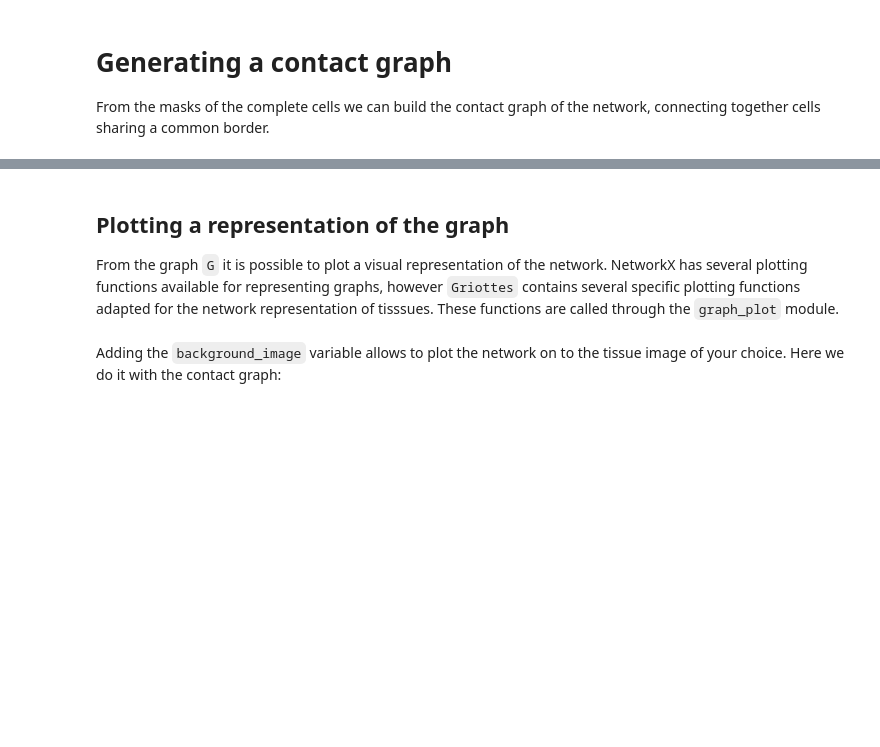
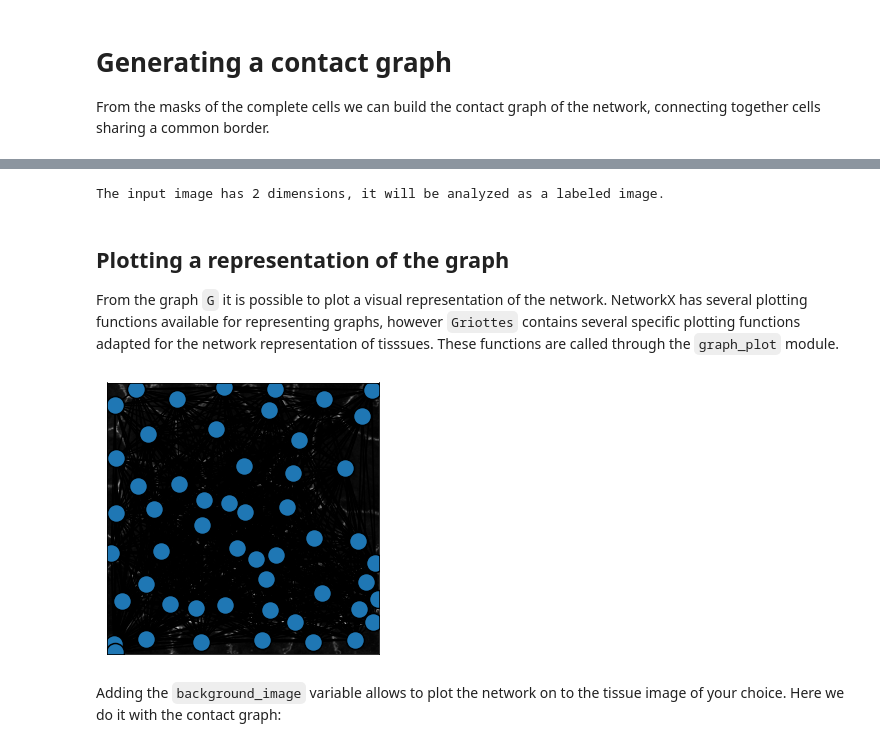
Before and after one commit to BaroudLab/Griottes, a Jupyter notebook: example_notebooks/Figure_2.ipynb, the cells around one changed output, grey strips where cells are left out. Drawn from its saved outputs; the diff is of its cells as text; code cells hidden in the pictures; blank space fills up the shorter version.

```diff
--- a/example_notebooks/Figure_2.ipynb
+++ b/example_notebooks/Figure_2.ipynb
@@ -35,7 +37,10 @@ G_contact = graph_generation_func.generate_contact_graph(image[..., 4],
 # %%
 G_geometric = graph_generation_func.generate_geometric_graph(image[..., 4],
                                                  analyze_fluo_channels=False,
+                                                 cell_cell_distance = 200,
                                                  radius = 100)
+# %% [output]
+The input image has 2 dimensions, it will be analyzed as a labeled image.
 # %% [markdown]
 ## Plotting a representation of the graph
 
@@ -43,11 +48,14 @@ From the graph `G` it is possible to plot a visual representation of the network
 # %%
 graph_plot.network_plot_2D(G_geometric,
                 figsize = (5,5),
+                background_image = image[:, :,1],
                 alpha_line = 1,
                 scatterpoint_size = 18,
                 weights = False,
                 edge_color = 'k',
                 line_factor = 0.15)
+# %% [output]
+[figure, added]
 # %% [markdown]
 Adding the `background_image` variable allows to plot the network on to the tissue image of your choice. Here we do it with the contact graph:
 # %%
```
Also changed, not shown: parts of 3 cells of this notebook, 4 other files.
